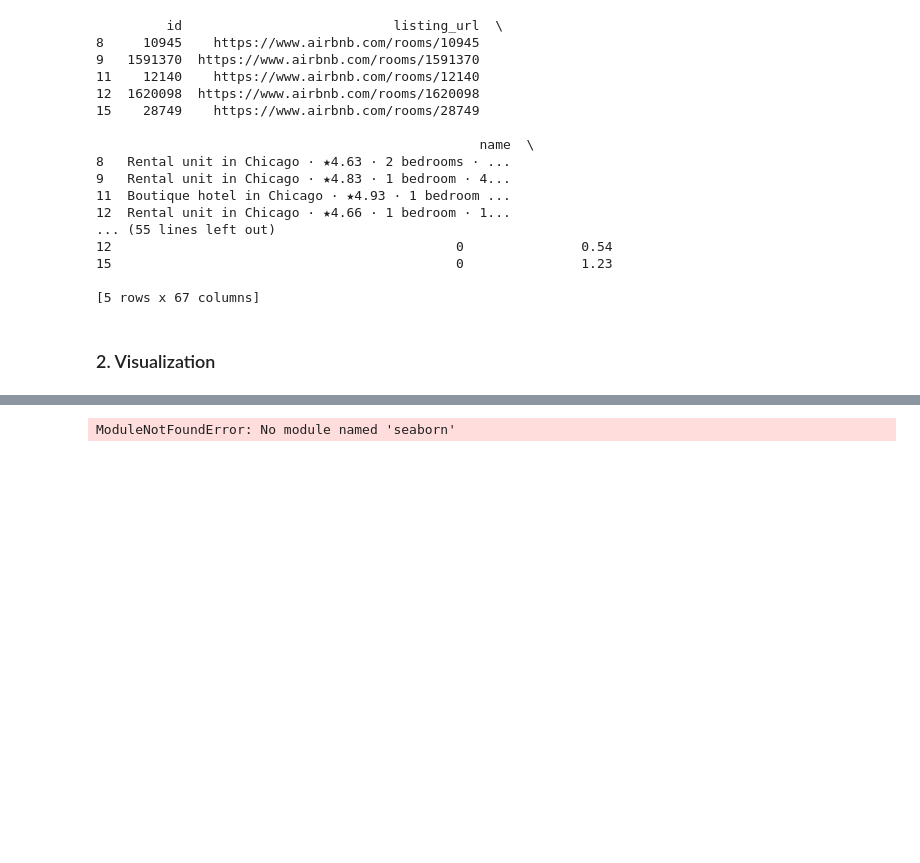
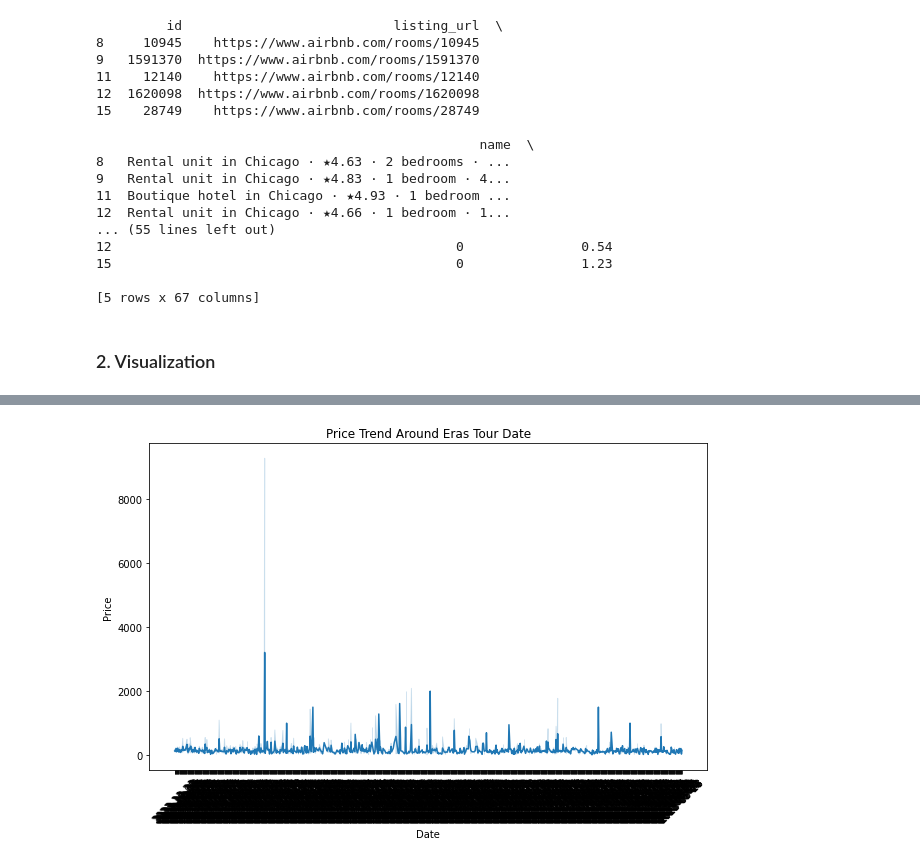
Before and after one commit to hyaesm/airbnb-eras-tour-chicago-il, a Jupyter notebook: milestone-3.ipynb, the cells around one changed output, grey strips where cells are left out. Drawn from its saved outputs; the diff is of its cells as text; code cells hidden in the pictures; blank space fills up the shorter version.

Commit message:
Add Line Plot for Price Trend

```diff
--- a/milestone-3.ipynb
+++ b/milestone-3.ipynb
@@ -148,14 +144,14 @@ ModuleNotFoundError: No module named 'seaborn'
 # %%
 import seaborn as sns
 import matplotlib.pyplot as plt
 
 # Plot Price Trend
 plt.figure(figsize=(10, 6))
-sns.lineplot(data=df, x='date_column', y='price')
+sns.lineplot(data=df, x='last_review', y='price') # could not find list date on the dataset, referred to last review instead
 plt.title('Price Trend Around Eras Tour Date')
 plt.xlabel('Date')
 plt.ylabel('Price')
 plt.xticks(rotation=45)
 plt.show()
 # %% [output]
-ModuleNotFoundError: No module named 'seaborn'
+[figure, added]
```
Also changed, not shown: parts of 1 cell of this notebook.
